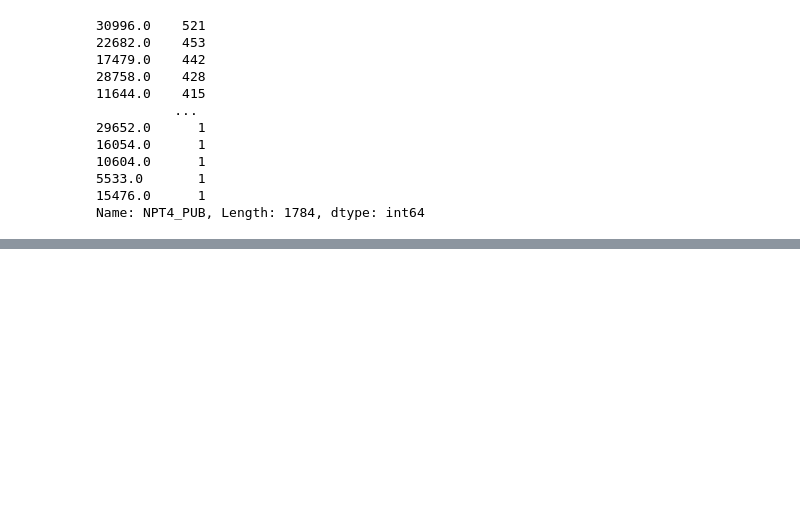
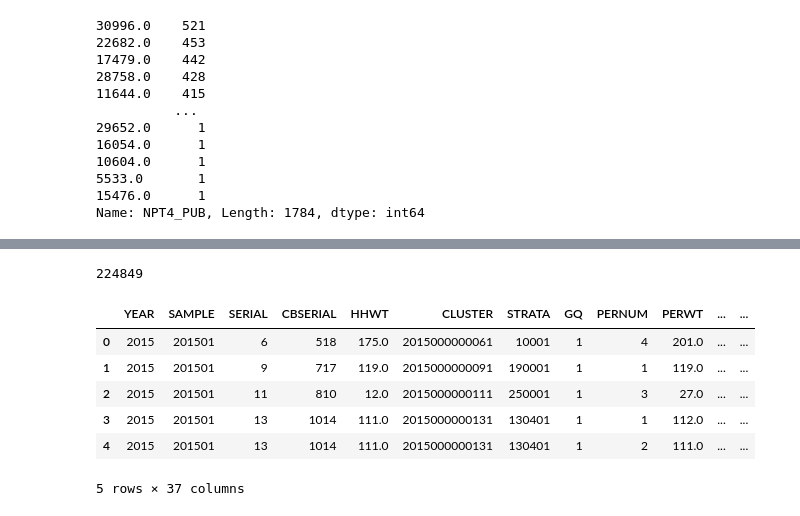
Before and after one commit to CDM-College-ROI/capstone_working_repo, a Jupyter notebook: ds_folder/david_working_notebook.ipynb, the cells around one changed output, grey strips where cells are left out. Saved outputs shown, nothing was run; the diff lists cells and outputs as text; code cells hidden in the pictures; blank space fills up the shorter version.

Commit message:
added/prepped addl ipums df for earnings data

```diff
--- a/ds_folder/david_working_notebook.ipynb
+++ b/ds_folder/david_working_notebook.ipynb
@@ -5,3 +5,5 @@ import pandas as pd
 import numpy as np
 
 import csv
+# %%
+ipums_earnings = pd.read_csv('~/codeup/external_data_tap/data_capstone_project/ipums_earnings.csv')
@@ -62,0 +363,14 @@ Name: NPT4_PUB, Length: 1784, dtype: int64
+# %%
+roi_df.EARN_MDN_HI_2YR.isnull().sum()
+# %% [output]
+224849
+# %%
+ipums_earnings.head()
+# %% [output]
+|  | YEAR | SAMPLE | SERIAL | CBSERIAL | HHWT | CLUSTER | STRATA | GQ | PERNUM | PERWT | ... | ... |
+| 0 | 2015 | 201501 | 6 | 518 | 175.0 | 2015000000061 | 10001 | 1 | 4 | 201.0 | ... | ... |
+| 1 | 2015 | 201501 | 9 | 717 | 119.0 | 2015000000091 | 190001 | 1 | 1 | 119.0 | ... | ... |
+| 2 | 2015 | 201501 | 11 | 810 | 12.0 | 2015000000111 | 250001 | 1 | 3 | 27.0 | ... | ... |
+| 3 | 2015 | 201501 | 13 | 1014 | 111.0 | 2015000000131 | 130401 | 1 | 1 | 112.0 | ... | ... |
+| 4 | 2015 | 201501 | 13 | 1014 | 111.0 | 2015000000131 | 130401 | 1 | 2 | 111.0 | ... | ... |
+5 rows × 37 columns
```
Also changed, not shown: parts of 22 cells of this notebook, 1 other file.
